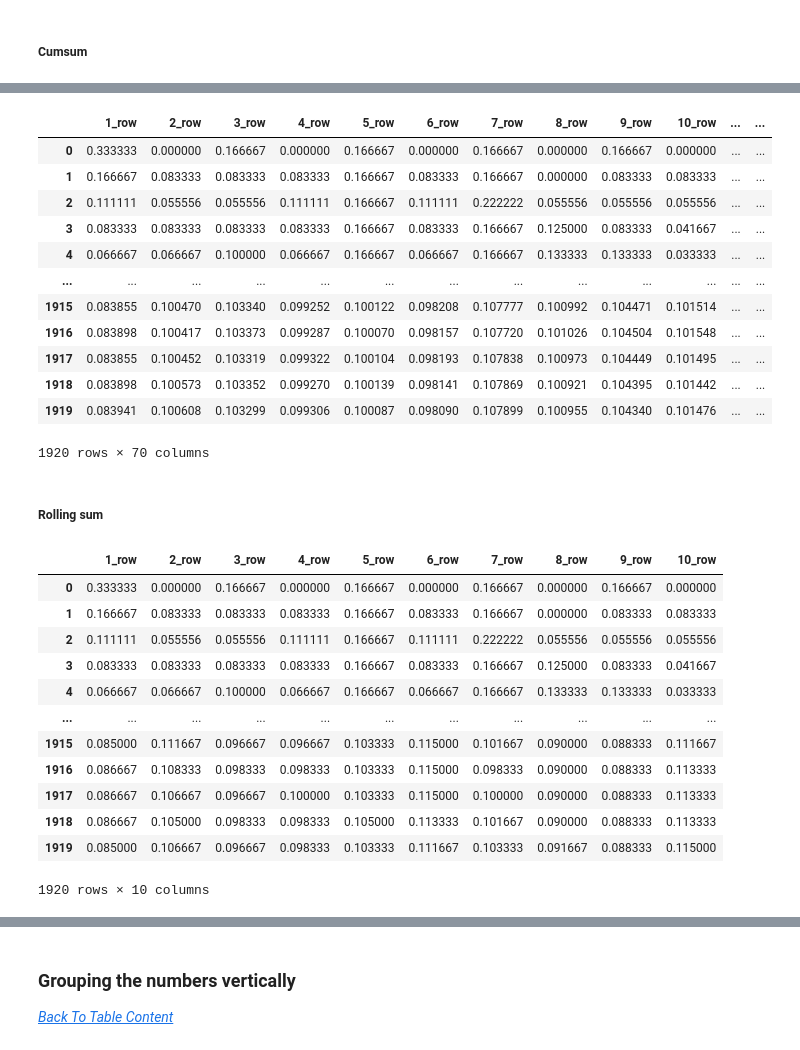
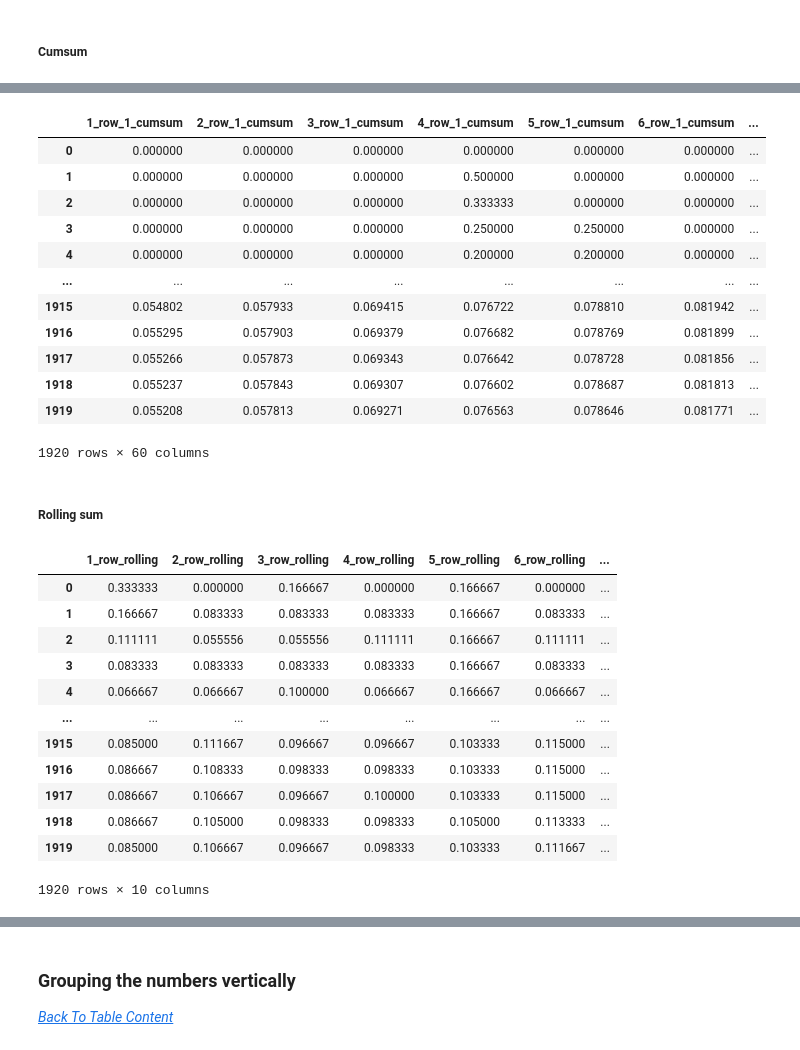
Before and after one commit to TedLLH/HongKongPowerBall_MarkSix, a Jupyter notebook: marksix.ipynb, the cells around one changed output, grey strips where cells are left out. Drawn from its saved outputs; the diff is of its cells as text; code cells hidden in the pictures.

```diff
--- a/marksix.ipynb
+++ b/marksix.ipynb
@@ -654,44 +655,47 @@ df_horizon_cumsum
 # %%
 def calculate_horizon_cumsum(df, start_col, num_cols):
     """Calculate cumulative sums and proportions for a specific position"""
     # Select columns for this position
     df_horizon = df.iloc[:, start_col:start_col+num_cols]
 
     # Calculate cumulative sums
     df_cumsum = df_horizon.cumsum()
 
     # Calculate proportions
     total = df_cumsum.sum(axis=1)
     df_cumsum = df_cumsum.div(total, axis=0)
 
+    # Rename columns to include _cumsum
+    pos_num = (start_col - 29) // 10 + 1
+    df_cumsum.columns = [f'{col}_cumsum' for col in df_cumsum.columns]
+
     return df_cumsum
 
 # Calculate cumsum for each position and store in a list
 position_dfs = []
 for pos in range(1, 7):
     start_col = 29 + (pos-1)*10
     df_result = calculate_horizon_cumsum(df_row_dis, start_col, 10)
     position_dfs.append(df_result)
     exec(f'df_horizon_{pos}_cumsum = df_result')
 
 # Concatenate all position DataFrames
 df_horizon_all_cumsum = pd.concat(position_dfs, axis=1)
-df_horizon_all_cumsum = pd.concat([df_horizon_cumsum, df_horizon_all_cumsum], axis=1)
 df_horizon_all_cumsum
 # %% [output]
-|  | 1_row | 2_row | 3_row | 4_row | 5_row | 6_row | 7_row | 8_row | 9_row | 10_row | ... | ... |
-| 0 | 0.333333 | 0.000000 | 0.166667 | 0.000000 | 0.166667 | 0.000000 | 0.166667 | 0.000000 | 0.166667 | 0.000000 | ... | ... |
-| 1 | 0.166667 | 0.083333 | 0.083333 | 0.083333 | 0.166667 | 0.083333 | 0.166667 | 0.000000 | 0.083333 | 0.083333 | ... | ... |
-| 2 | 0.111111 | 0.055556 | 0.055556 | 0.111111 | 0.166667 | 0.111111 | 0.222222 | 0.055556 | 0.055556 | 0.055556 | ... | ... |
-| 3 | 0.083333 | 0.083333 | 0.083333 | 0.083333 | 0.166667 | 0.083333 | 0.166667 | 0.125000 | 0.083333 | 0.041667 | ... | ... |
-| 4 | 0.066667 | 0.066667 | 0.100000 | 0.066667 | 0.166667 | 0.066667 | 0.166667 | 0.133333 | 0.133333 | 0.033333 | ... | ... |
-| ... | ... | ... | ... | ... | ... | ... | ... | ... | ... | ... | ... | ... |
-| 1915 | 0.083855 | 0.100470 | 0.103340 | 0.099252 | 0.100122 | 0.098208 | 0.107777 | 0.100992 | 0.104471 | 0.101514 | ... | ... |
-| 1916 | 0.083898 | 0.100417 | 0.103373 | 0.099287 | 0.100070 | 0.098157 | 0.107720 | 0.101026 | 0.104504 | 0.101548 | ... | ... |
-| 1917 | 0.083855 | 0.100452 | 0.103319 | 0.099322 | 0.100104 | 0.098193 | 0.107838 | 0.100973 | 0.104449 | 0.101495 | ... | ... |
-| 1918 | 0.083898 | 0.100573 | 0.103352 | 0.099270 | 0.100139 | 0.098141 | 0.107869 | 0.100921 | 0.104395 | 0.101442 | ... | ... |
-| 1919 | 0.083941 | 0.100608 | 0.103299 | 0.099306 | 0.100087 | 0.098090 | 0.107899 | 0.100955 | 0.104340 | 0.101476 | ... | ... |
+|  | 1_row_1_cumsum | 2_row_1_cumsum | 3_row_1_cumsum | 4_row_1_cumsum | 5_row_1_cumsum | 6_row_1_cumsum | ... |
+| 0 | 0.000000 | 0.000000 | 0.000000 | 0.000000 | 0.000000 | 0.000000 | ... |
+| 1 | 0.000000 | 0.000000 | 0.000000 | 0.500000 | 0.000000 | 0.000000 | ... |
+| 2 | 0.000000 | 0.000000 | 0.000000 | 0.333333 | 0.000000 | 0.000000 | ... |
+| 3 | 0.000000 | 0.000000 | 0.000000 | 0.250000 | 0.250000 | 0.000000 | ... |
+| 4 | 0.000000 | 0.000000 | 0.000000 | 0.200000 | 0.200000 | 0.000000 | ... |
+| ... | ... | ... | ... | ... | ... | ... | ... |
+| 1915 | 0.054802 | 0.057933 | 0.069415 | 0.076722 | 0.078810 | 0.081942 | ... |
+| 1916 | 0.055295 | 0.057903 | 0.069379 | 0.076682 | 0.078769 | 0.081899 | ... |
+| 1917 | 0.055266 | 0.057873 | 0.069343 | 0.076642 | 0.078728 | 0.081856 | ... |
+| 1918 | 0.055237 | 0.057843 | 0.069307 | 0.076602 | 0.078687 | 0.081813 | ... |
+| 1919 | 0.055208 | 0.057813 | 0.069271 | 0.076563 | 0.078646 | 0.081771 | ... |
-1920 rows × 70 columns
+1920 rows × 60 columns
 # %% [markdown]
 ##### Rolling sum
 # %%
@@ -703,20 +707,21 @@ df_horizon_rolling.iloc[0:100,:] = df_horizon.iloc[0:100,].cumsum()
 df_horizon_rolling['total']=df_horizon_rolling.sum(axis=1)
 df_horizon_rolling = df_horizon_rolling.div(df_horizon_rolling.total, axis=0)
 df_horizon_rolling = df_horizon_rolling.drop('total', axis=1)
+df_horizon_rolling.columns=['1_row_rolling','2_row_rolling','3_row_rolling','4_row_rolling','5_row_rolling','6_row_rolling','7_row_rolling','8_row_rolling','9_row_rolling','10_row_rolling']
 df_horizon_rolling
 # %% [output]
-|  | 1_row | 2_row | 3_row | 4_row | 5_row | 6_row | 7_row | 8_row | 9_row | 10_row |
-| 0 | 0.333333 | 0.000000 | 0.166667 | 0.000000 | 0.166667 | 0.000000 | 0.166667 | 0.000000 | 0.166667 | 0.000000 |
-| 1 | 0.166667 | 0.083333 | 0.083333 | 0.083333 | 0.166667 | 0.083333 | 0.166667 | 0.000000 | 0.083333 | 0.083333 |
-| 2 | 0.111111 | 0.055556 | 0.055556 | 0.111111 | 0.166667 | 0.111111 | 0.222222 | 0.055556 | 0.055556 | 0.055556 |
-| 3 | 0.083333 | 0.083333 | 0.083333 | 0.083333 | 0.166667 | 0.083333 | 0.166667 | 0.125000 | 0.083333 | 0.041667 |
-| 4 | 0.066667 | 0.066667 | 0.100000 | 0.066667 | 0.166667 | 0.066667 | 0.166667 | 0.133333 | 0.133333 | 0.033333 |
-| ... | ... | ... | ... | ... | ... | ... | ... | ... | ... | ... |
-| 1915 | 0.085000 | 0.111667 | 0.096667 | 0.096667 | 0.103333 | 0.115000 | 0.101667 | 0.090000 | 0.088333 | 0.111667 |
-| 1916 | 0.086667 | 0.108333 | 0.098333 | 0.098333 | 0.103333 | 0.115000 | 0.098333 | 0.090000 | 0.088333 | 0.113333 |
-| 1917 | 0.086667 | 0.106667 | 0.096667 | 0.100000 | 0.103333 | 0.115000 | 0.100000 | 0.090000 | 0.088333 | 0.113333 |
-| 1918 | 0.086667 | 0.105000 | 0.098333 | 0.098333 | 0.105000 | 0.113333 | 0.101667 | 0.090000 | 0.088333 | 0.113333 |
-| 1919 | 0.085000 | 0.106667 | 0.096667 | 0.098333 | 0.103333 | 0.111667 | 0.103333 | 0.091667 | 0.088333 | 0.115000 |
+|  | 1_row_rolling | 2_row_rolling | 3_row_rolling | 4_row_rolling | 5_row_rolling | 6_row_rolling | ... |
+| 0 | 0.333333 | 0.000000 | 0.166667 | 0.000000 | 0.166667 | 0.000000 | ... |
+| 1 | 0.166667 | 0.083333 | 0.083333 | 0.083333 | 0.166667 | 0.083333 | ... |
+| 2 | 0.111111 | 0.055556 | 0.055556 | 0.111111 | 0.166667 | 0.111111 | ... |
+| 3 | 0.083333 | 0.083333 | 0.083333 | 0.083333 | 0.166667 | 0.083333 | ... |
+| 4 | 0.066667 | 0.066667 | 0.100000 | 0.066667 | 0.166667 | 0.066667 | ... |
+| ... | ... | ... | ... | ... | ... | ... | ... |
+| 1915 | 0.085000 | 0.111667 | 0.096667 | 0.096667 | 0.103333 | 0.115000 | ... |
+| 1916 | 0.086667 | 0.108333 | 0.098333 | 0.098333 | 0.103333 | 0.115000 | ... |
+| 1917 | 0.086667 | 0.106667 | 0.096667 | 0.100000 | 0.103333 | 0.115000 | ... |
+| 1918 | 0.086667 | 0.105000 | 0.098333 | 0.098333 | 0.105000 | 0.113333 | ... |
+| 1919 | 0.085000 | 0.106667 | 0.096667 | 0.098333 | 0.103333 | 0.111667 | ... |
 1920 rows × 10 columns
 # %%
 df_horizon = df_row_dis.iloc[:,19:29]
```
Also changed, not shown: parts of 48 cells of this notebook.
